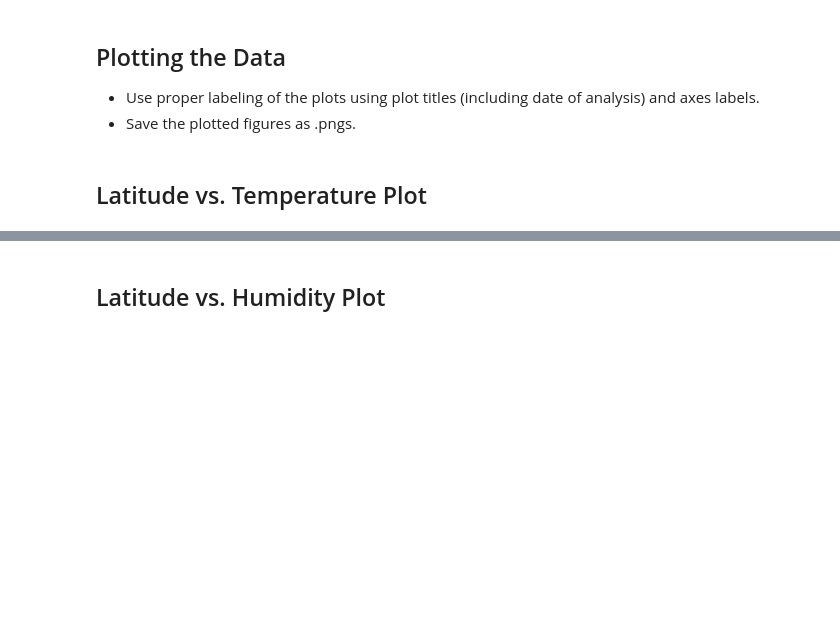
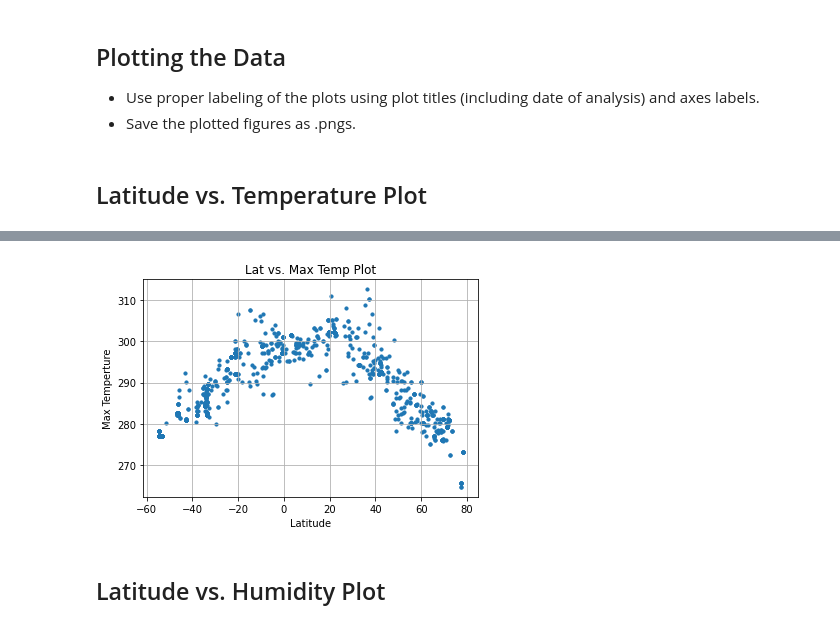
Before and after one commit to npipkins/Homework6_PythonAPI, a Jupyter notebook: WeatherPy/WeatherPy.ipynb, the cells around one changed output, grey strips where cells are left out. Saved outputs shown, nothing was run; the diff lists cells and outputs as text; code cells hidden in the pictures; blank space fills up the shorter version.

```diff
--- a/WeatherPy/WeatherPy.ipynb
+++ b/WeatherPy/WeatherPy.ipynb
@@ -39,2 +33,14 @@ ModuleNotFoundError: No module named 'gmaps'
 # %% [markdown]
 ## Generate Cities List
+# %%
+lat = np.random.uniform(low=-90, high=90, size=1000)
+lng = np.random.uniform(low=-180, high=180, size=1000)
+lat_lng = zip(lat, lng)
+LL = list(lat_lng)
+# %%
+cities = []
+
+for x in LL:
+    cities.append(citipy.nearest_city(x[0], x[1]).city_name)
+
+len(cities)
@@ -63,0 +53,10 @@ Data Retrieval Complete
+# %%
+n = 1
+for city in cities:
+    url = f"http://api.openweathermap.org/data/2.5/weather?q={city}&appid={weather_api_key}"
+    response = requests.get(url)
+    if response.status_code == 200:
+        print(f'Processing Record {n} of {len(cities)} | {city}')
+        n=n+1
+    else:
+        print('City not found. Skipping...')
@@ -125,2 +175,11 @@ Int64Index([], dtype='int64')
+# %%
+cities_df.plot.scatter("Lat", "Max Temp", s = 10)
+
+plt.title('Lat vs. Max Temp Plot')
+plt.xlabel('Latitude')
+plt.ylabel('Max Temperture')
+plt.grid()
+# %% [output]
+[figure, added]
 # %% [markdown]
 ## Latitude vs. Humidity Plot
```
Also changed, not shown: parts of 36 cells of this notebook, 5 other files.
